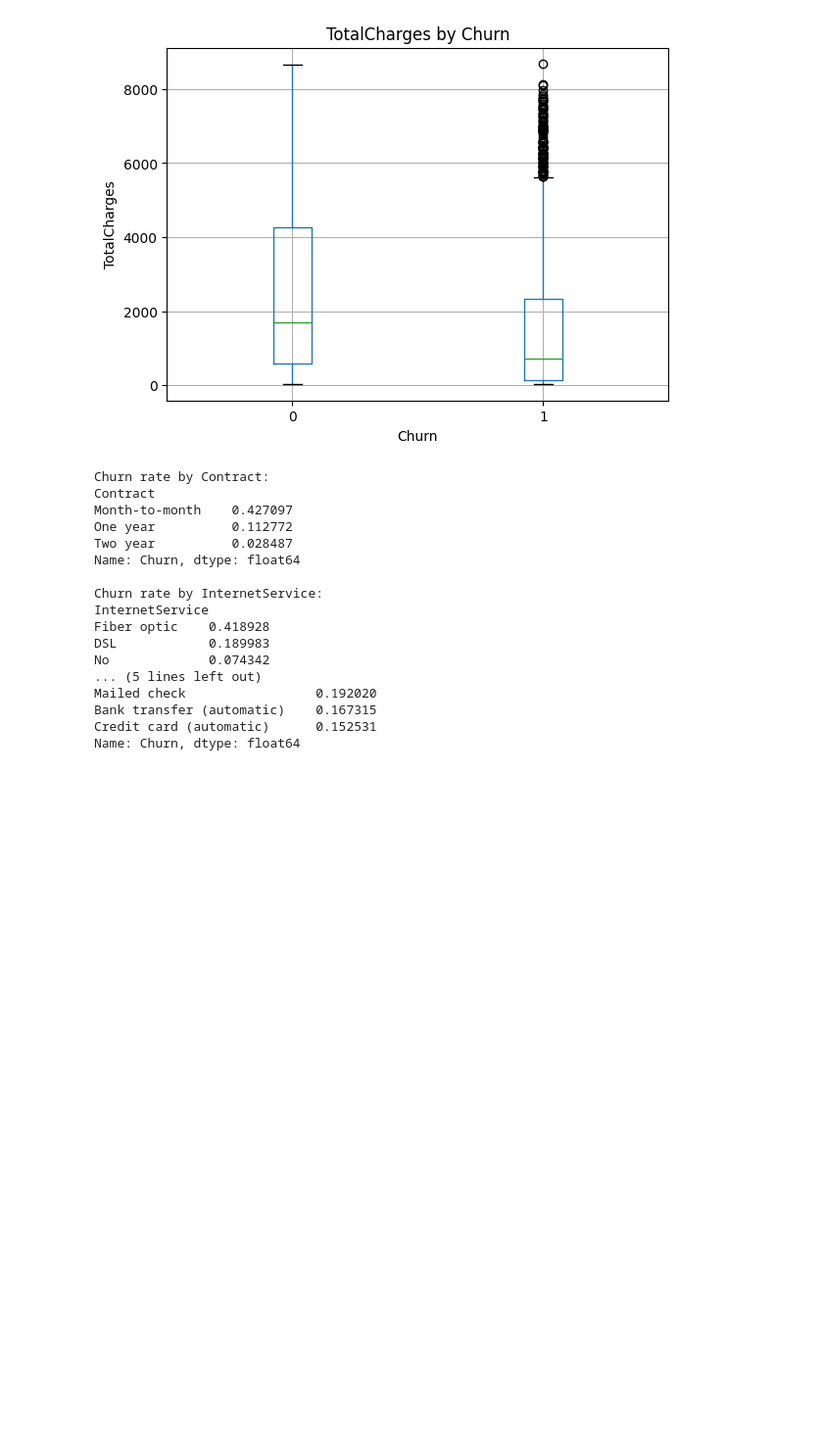
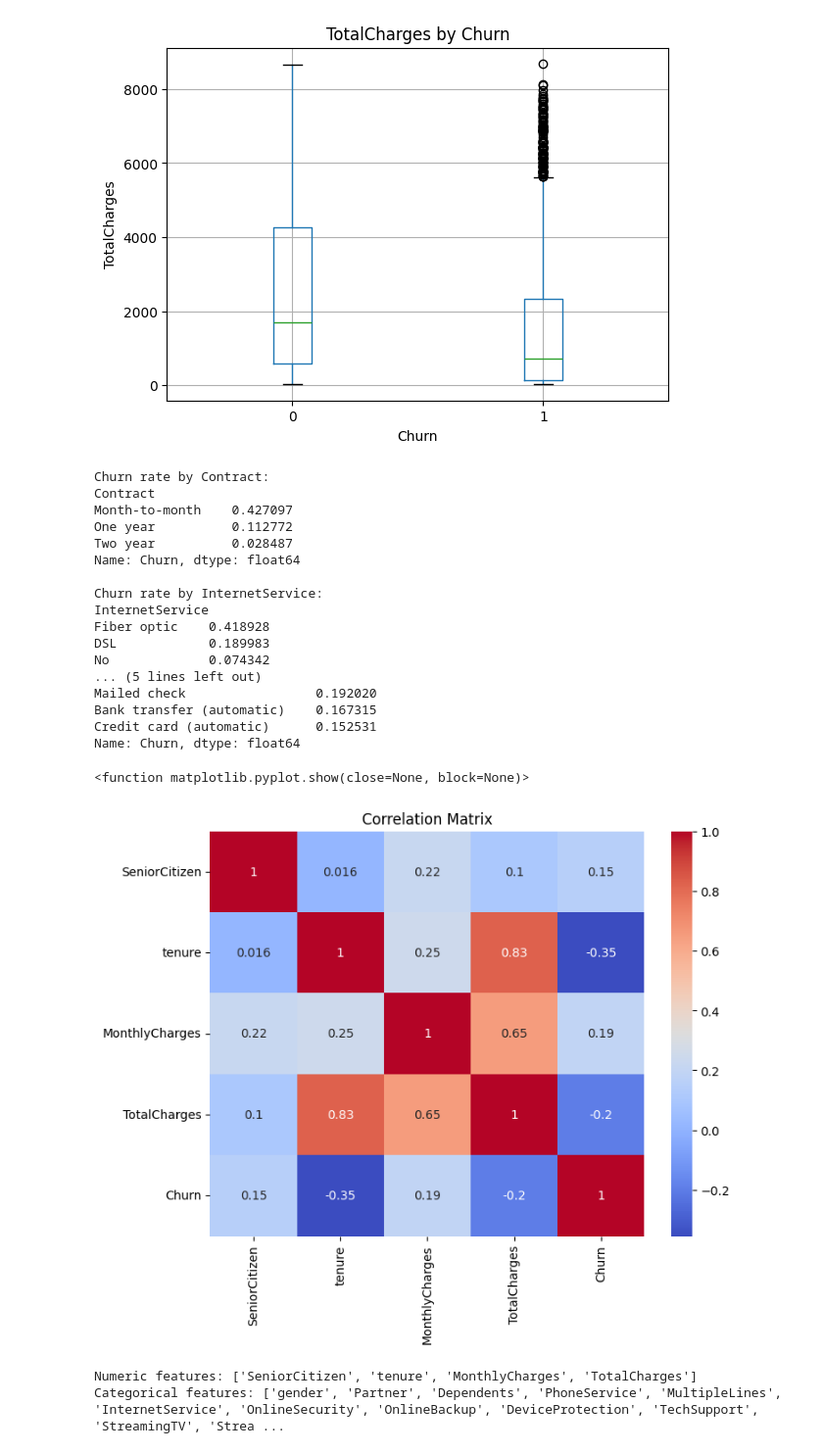
Before and after one commit to ParamShelar/customer-churn-prediction, a Jupyter notebook: notebooks/01_eda.ipynb, the cells around one changed output. Shown at 98% size. Drawn from its saved outputs; the diff is of its cells as text; code cells hidden in the pictures; blank space fills up the shorter version.

```diff
--- a/notebooks/01_eda.ipynb
+++ b/notebooks/01_eda.ipynb
@@ -44,5 +43,5 @@ df.head() #view first 5 rows
 # %%
-df = pd.read_csv(r"C:\Users\param\Desktop\Coding\customer-churn-prediction\data\raw\telco_churn.csv")
+df = pd.read_csv(r"C:\Users\param\OneDrive\Desktop\Coding\customer-churn-prediction\data\raw\telco_churn.csv")
 
 #drop the customer ID since it is not needed
 df = df.drop(columns = ["customerID"])
@@ -167,3 +156,17 @@ Mailed check                 0.192020
 Bank transfer (automatic)    0.167315
 Credit card (automatic)      0.152531
 Name: Churn, dtype: float64
+# %%
+#visualize the relationship w/ correlation heatmaps
+corr_matrix = df.corr(numeric_only=True)
+
+import matplotlib.pyplot as plt
+import seaborn as sns
+
+plt.figure(figsize=(8,6))
+sns.heatmap(corr_matrix, annot=True, cmap="coolwarm")
+plt.title("Correlation Matrix")
+plt.show
+# %% [output]
+<function matplotlib.pyplot.show(close=None, block=None)>
+[figure, added]
@@ -169,0 +182,11 @@ Name: Churn, dtype: float64
+# %%
+#seperate the numeric and categorical columns
+
+numeric_features = X_train.select_dtypes(include=["int64", "float64"]).columns.tolist()
+categorical_features = X_train.select_dtypes(include="object").columns.tolist()
+
+print("Numeric features:", numeric_features)
+print("Categorical features:", categorical_features)
+# %% [output]
+Numeric features: ['SeniorCitizen', 'tenure', 'MonthlyCharges', 'TotalCharges']
+Categorical features: ['gender', 'Partner', 'Dependents', 'PhoneService', 'MultipleLines', 'InternetService', 'OnlineSecurity', 'OnlineBackup', 'DeviceProtection', 'TechSupport', 'StreamingTV', 'Strea ...
```
Also changed, not shown: parts of 19 cells of this notebook, 7 other files.
